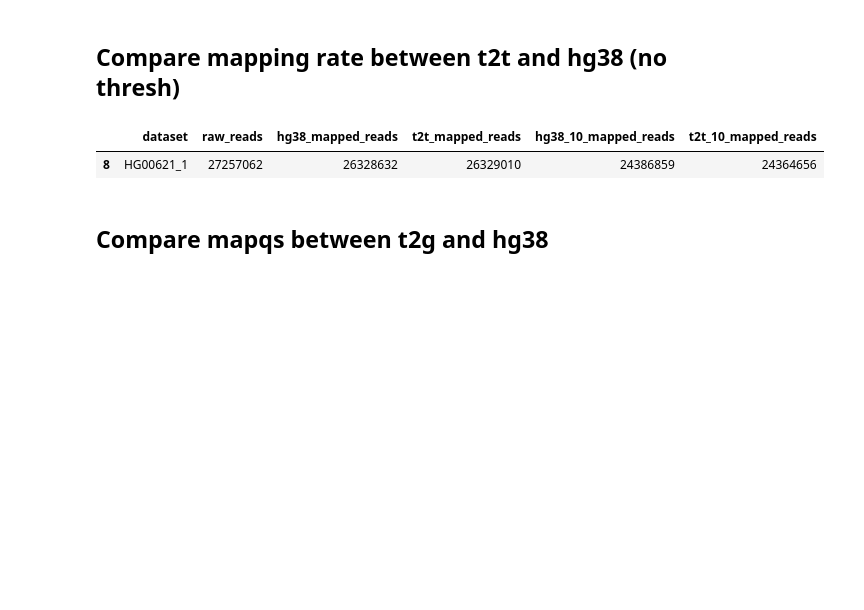
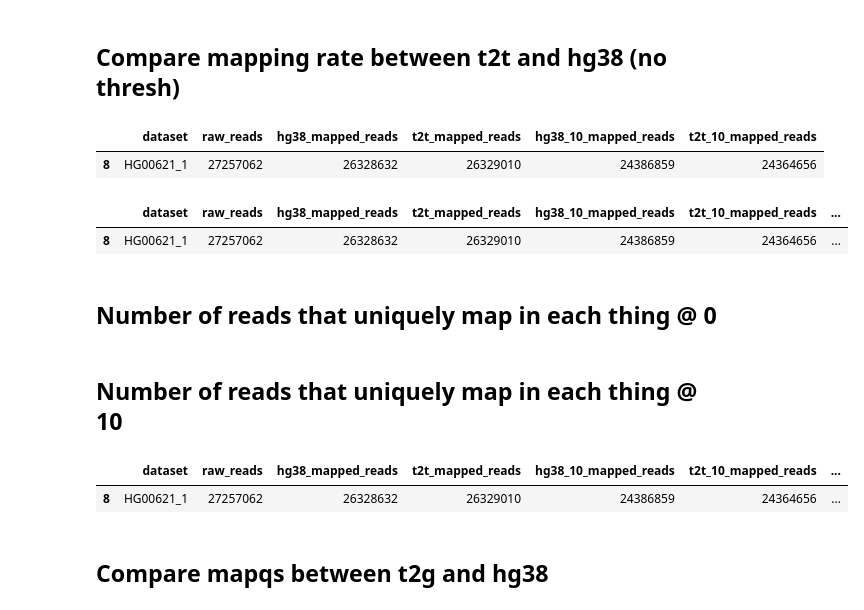
Before and after one commit to fairliereese/240903_pt, a Jupyter notebook: analysis/compare_hg38_t2t_mapq.ipynb, the cells around one changed output. Drawn from its saved outputs; the diff is of its cells as text; code cells hidden in the pictures; blank space fills up the shorter version.

```diff
--- a/analysis/compare_hg38_t2t_mapq.ipynb
+++ b/analysis/compare_hg38_t2t_mapq.ipynb
@@ -77,10 +77,15 @@ summ_df.head()
 |  | dataset | raw_reads | hg38_mapped_reads | t2t_mapped_reads | hg38_10_mapped_reads | t2t_10_mapped_reads |
 | 8 | HG00621_1 | 27257062 | 26328632 | 26329010 | 24386859 | 24364656 |
 # %%
-df['hg38_perc_mapped'] = (df['hg38_mapped_reads']/df['raw_reads'])*100
-df['t2t_perc_mapped'] = (df['t2t_mapped_reads']/df['raw_reads'])*100
+summ_df['hg38_perc_mapped'] = (summ_df['hg38_mapped_reads']/summ_df['raw_reads'])*100
+summ_df['t2t_perc_mapped'] = (summ_df['t2t_mapped_reads']/summ_df['raw_reads'])*100
 
 
-df['hg38_10_perc_mapped'] = (df['hg38_10_mapped_reads']/df['raw_reads'])*100
-df['t2t_10_perc_mapped'] = (df['t2t_10_mapped_reads']/df['raw_reads'])*100
-df
+summ_df['hg38_10_perc_mapped'] = (summ_df['hg38_10_mapped_reads']/summ_df['raw_reads'])*100
+summ_df['t2t_10_perc_mapped'] = (summ_df['t2t_10_mapped_reads']/summ_df['raw_reads'])*100
+summ_df
+# %% [output]
+|  | dataset | raw_reads | hg38_mapped_reads | t2t_mapped_reads | hg38_10_mapped_reads | t2t_10_mapped_reads | ... |
+| 8 | HG00621_1 | 27257062 | 26328632 | 26329010 | 24386859 | 24364656 | ... |
+# %% [markdown]
+## Number of reads that uniquely map in each thing @ 0
@@ -86,0 +123,2 @@ df
+# %% [markdown]
+## Number of reads that uniquely map in each thing @ 10
@@ -87,3 +157,8 @@ df
+# %%
+summ_df.head()
+# %% [output]
+|  | dataset | raw_reads | hg38_mapped_reads | t2t_mapped_reads | hg38_10_mapped_reads | t2t_10_mapped_reads | ... |
+| 8 | HG00621_1 | 27257062 | 26328632 | 26329010 | 24386859 | 24364656 | ... |
 # %% [markdown]
 ## Compare mapqs between t2g and hg38
 # %%
```
Also changed, not shown: parts of 9 cells of this notebook, 2 other files.
